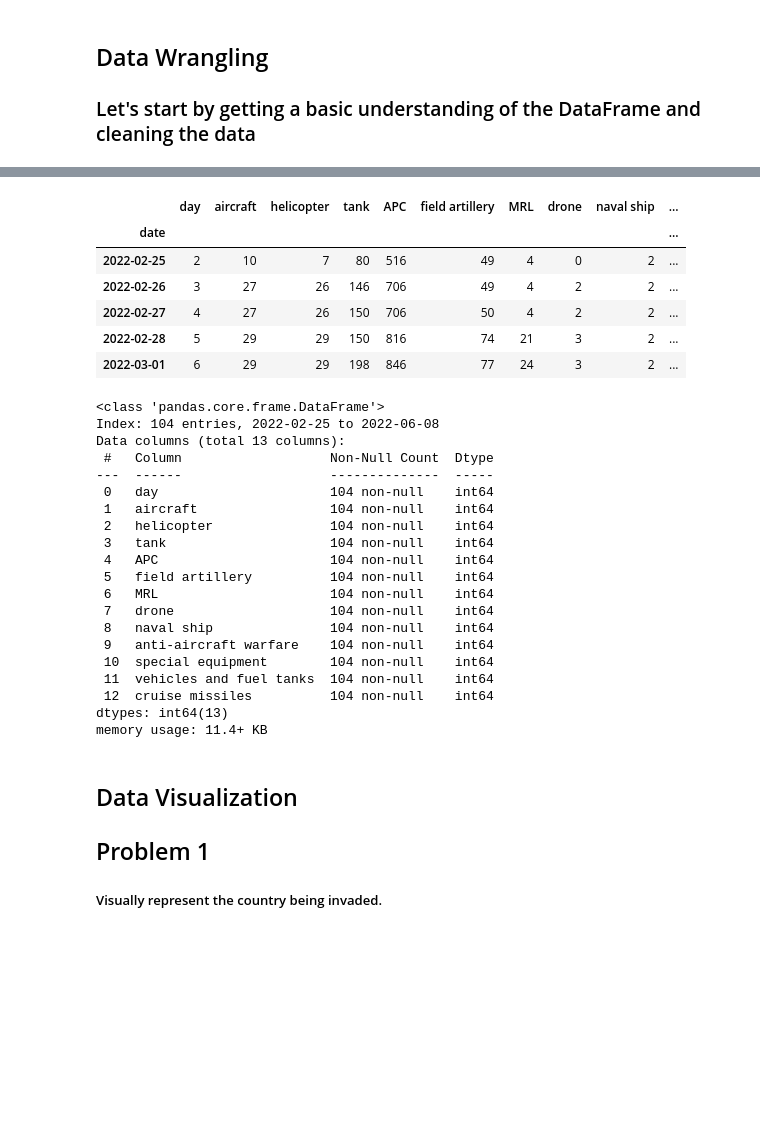
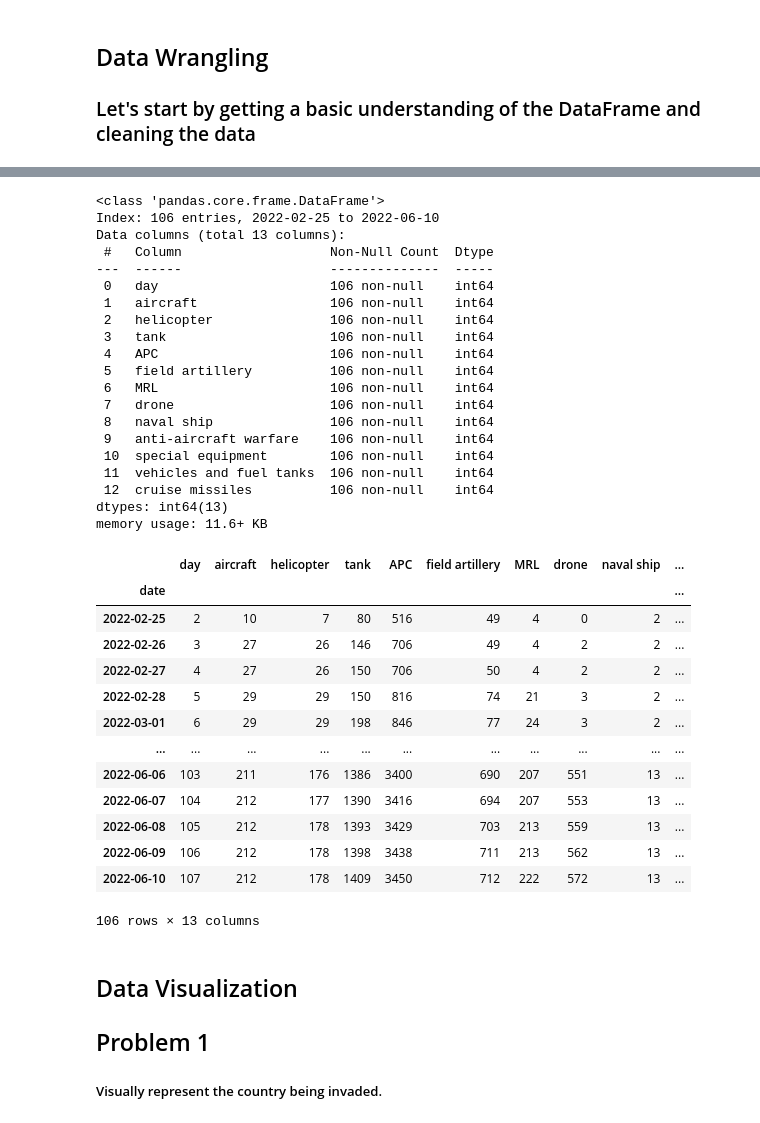
Before and after one commit to Sonya-7/Russian_Invasion_of_Ukraine, a Jupyter notebook: russian-invasion-of-ukraine.ipynb, the cells around one changed output, grey strips where cells are left out. Cells and saved outputs as stored; diff of their text form; code cells hidden in the pictures; blank space fills up the shorter version.

```diff
--- a/russian-invasion-of-ukraine.ipynb
+++ b/russian-invasion-of-ukraine.ipynb
@@ -110,44 +110,49 @@ memory usage: 14.6+ KB
 # %%
 #Consolidating repetitive columns and deleting blank ones
-russian_equipment['vehicles and fuel tanks'] = russian_equipment['fuel tank'] + russian_equipment['vehicles and fuel tanks']
-russian_equipment['special equipment'] = russian_equipment['military auto'] + russian_equipment['special equipment']
+russian_equipment['vehicles and fuel tanks'] += russian_equipment['fuel tank']
+russian_equipment['special equipment'] += russian_equipment['military auto']
 
 russian_equipment.drop(columns={'mobile SRBM system', 'fuel tank', 'military auto', 'greatest losses direction'}, inplace=True)
 
-russian_equipment.head()
+#Change all numeric data to integer.
+russian_equipment = russian_equipment.astype(int)
+russian_equipment.info()
+russian_equipment
 # %% [output]
+<class 'pandas.core.frame.DataFrame'>
+Index: 106 entries, 2022-02-25 to 2022-06-10
+Data columns (total 13 columns):
+ #   Column                   Non-Null Count  Dtype
+---  ------                   --------------  -----
+ 0   day                      106 non-null    int64
+ 1   aircraft                 106 non-null    int64
+ 2   helicopter               106 non-null    int64
+ 3   tank                     106 non-null    int64
+ 4   APC                      106 non-null    int64
+ 5   field artillery          106 non-null    int64
+ 6   MRL                      106 non-null    int64
+ 7   drone                    106 non-null    int64
+ 8   naval ship               106 non-null    int64
+ 9   anti-aircraft warfare    106 non-null    int64
+ 10  special equipment        106 non-null    int64
+ 11  vehicles and fuel tanks  106 non-null    int64
+ 12  cruise missiles          106 non-null    int64
+dtypes: int64(13)
+memory usage: 11.6+ KB
 |  | day | aircraft | helicopter | tank | APC | field artillery | MRL | drone | naval ship | ... |
 | date |  |  |  |  |  |  |  |  |  | ... |
 | 2022-02-25 | 2 | 10 | 7 | 80 | 516 | 49 | 4 | 0 | 2 | ... |
 | 2022-02-26 | 3 | 27 | 26 | 146 | 706 | 49 | 4 | 2 | 2 | ... |
 | 2022-02-27 | 4 | 27 | 26 | 150 | 706 | 50 | 4 | 2 | 2 | ... |
 | 2022-02-28 | 5 | 29 | 29 | 150 | 816 | 74 | 21 | 3 | 2 | ... |
 | 2022-03-01 | 6 | 29 | 29 | 198 | 846 | 77 | 24 | 3 | 2 | ... |
+| ... | ... | ... | ... | ... | ... | ... | ... | ... | ... | ... |
+| 2022-06-06 | 103 | 211 | 176 | 1386 | 3400 | 690 | 207 | 551 | 13 | ... |
+| 2022-06-07 | 104 | 212 | 177 | 1390 | 3416 | 694 | 207 | 553 | 13 | ... |
+| 2022-06-08 | 105 | 212 | 178 | 1393 | 3429 | 703 | 213 | 559 | 13 | ... |
+| 2022-06-09 | 106 | 212 | 178 | 1398 | 3438 | 711 | 213 | 562 | 13 | ... |
+| 2022-06-10 | 107 | 212 | 178 | 1409 | 3450 | 712 | 222 | 572 | 13 | ... |
+106 rows × 13 columns
-# %%
-#Change all numeric data to integer.
-russian_equipment = russian_equipment.astype(int)
-russian_equipment.info()
-# %% [output]
-<class 'pandas.core.frame.DataFrame'>
-Index: 104 entries, 2022-02-25 to 2022-06-08
-Data columns (total 13 columns):
- #   Column                   Non-Null Count  Dtype
----  ------                   --------------  -----
- 0   day                      104 non-null    int64
- 1   aircraft                 104 non-null    int64
- 2   helicopter               104 non-null    int64
- 3   tank                     104 non-null    int64
- 4   APC                      104 non-null    int64
- 5   field artillery          104 non-null    int64
- 6   MRL                      104 non-null    int64
- 7   drone                    104 non-null    int64
- 8   naval ship               104 non-null    int64
- 9   anti-aircraft warfare    104 non-null    int64
- 10  special equipment        104 non-null    int64
- 11  vehicles and fuel tanks  104 non-null    int64
- 12  cruise missiles          104 non-null    int64
-dtypes: int64(13)
-memory usage: 11.4+ KB
 # %% [markdown]
 ## Data Visualization
 ## Problem 1
```
Also changed, not shown: parts of 16 cells of this notebook.
